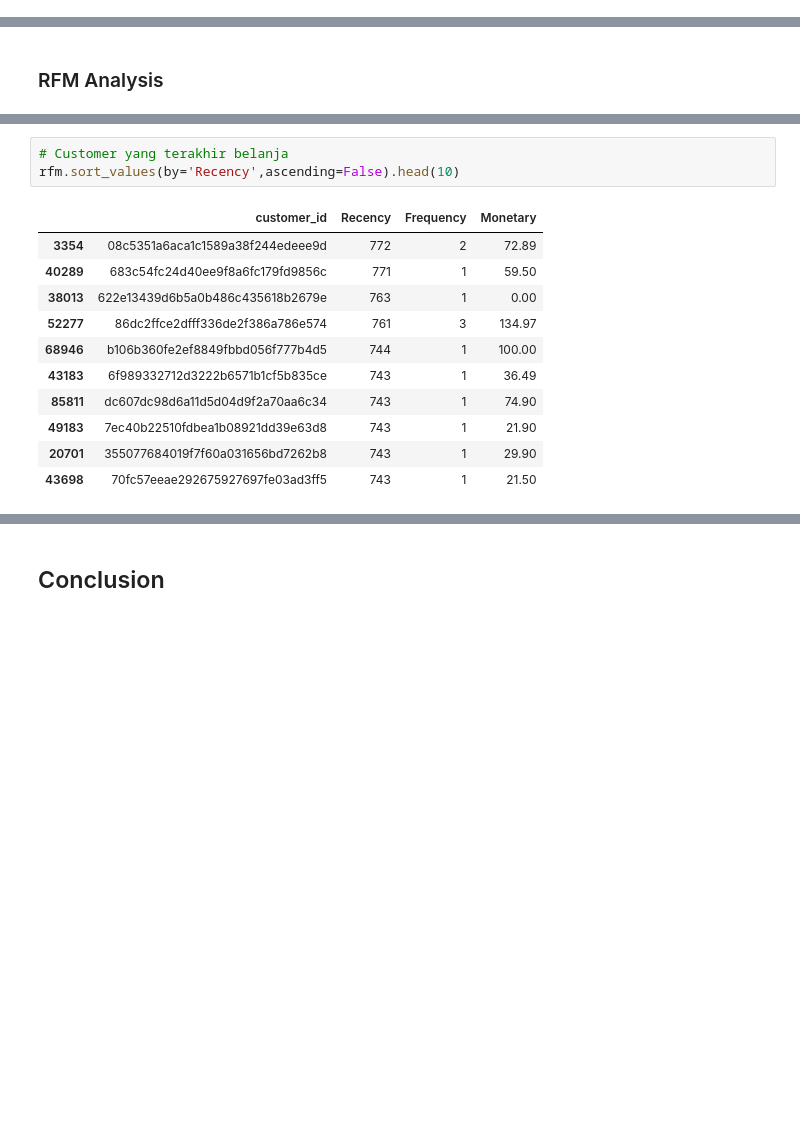
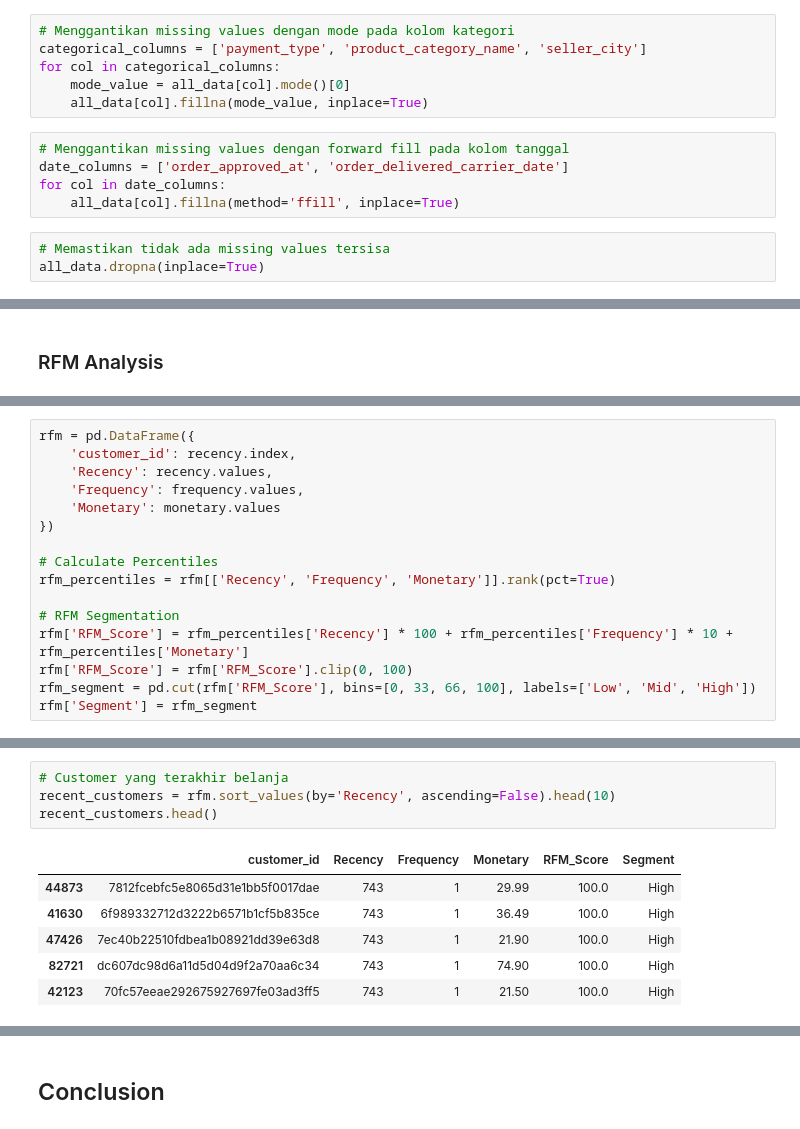
Before and after one commit to ReginaAyumi/analisis-data-project, a Jupyter notebook: proyek_akhir_data_analysis.ipynb, the cells around one changed output, grey strips where cells are left out. Drawn from its saved outputs; the diff is of its cells as text; blank space fills up the shorter version.

```diff
--- a/proyek_akhir_data_analysis.ipynb
+++ b/proyek_akhir_data_analysis.ipynb
@@ -861,0 +918,14 @@ memory usage: 30.9+ MB
+# %%
+# Menggantikan missing values dengan mode pada kolom kategori
+categorical_columns = ['payment_type', 'product_category_name', 'seller_city']
+for col in categorical_columns:
+    mode_value = all_data[col].mode()[0]
+    all_data[col].fillna(mode_value, inplace=True)
+# %%
+# Menggantikan missing values dengan forward fill pada kolom tanggal
+date_columns = ['order_approved_at', 'order_delivered_carrier_date']
+for col in date_columns:
+    all_data[col].fillna(method='ffill', inplace=True)
+# %%
+# Memastikan tidak ada missing values tersisa
+all_data.dropna(inplace=True)
@@ -1101,0 +1180,16 @@ rfm.sort_values(by='Recency',ascending=True)
+# %%
+rfm = pd.DataFrame({
+    'customer_id': recency.index,
+    'Recency': recency.values,
+    'Frequency': frequency.values,
+    'Monetary': monetary.values
+})
+
+# Calculate Percentiles
+rfm_percentiles = rfm[['Recency', 'Frequency', 'Monetary']].rank(pct=True)
+
+# RFM Segmentation
+rfm['RFM_Score'] = rfm_percentiles['Recency'] * 100 + rfm_percentiles['Frequency'] * 10 + rfm_percentiles['Monetary']
+rfm['RFM_Score'] = rfm['RFM_Score'].clip(0, 100)
+rfm_segment = pd.cut(rfm['RFM_Score'], bins=[0, 33, 66, 100], labels=['Low', 'Mid', 'High'])
+rfm['Segment'] = rfm_segment
@@ -1117,17 +1236,13 @@ rfm.sort_values(by='Monetary',ascending=False).head(10)
 # %%
 # Customer yang terakhir belanja
-rfm.sort_values(by='Recency',ascending=False).head(10)
+recent_customers = rfm.sort_values(by='Recency', ascending=False).head(10)
+recent_customers.head()
 # %% [output]
-|  | customer_id | Recency | Frequency | Monetary |
-| 3354 | 08c5351a6aca1c1589a38f244edeee9d | 772 | 2 | 72.89 |
-| 40289 | 683c54fc24d40ee9f8a6fc179fd9856c | 771 | 1 | 59.50 |
-| 38013 | 622e13439d6b5a0b486c435618b2679e | 763 | 1 | 0.00 |
-| 52277 | 86dc2ffce2dfff336de2f386a786e574 | 761 | 3 | 134.97 |
-| 68946 | b106b360fe2ef8849fbbd056f777b4d5 | 744 | 1 | 100.00 |
-| 43183 | 6f989332712d3222b6571b1cf5b835ce | 743 | 1 | 36.49 |
-| 85811 | dc607dc98d6a11d5d04d9f2a70aa6c34 | 743 | 1 | 74.90 |
-| 49183 | 7ec40b22510fdbea1b08921dd39e63d8 | 743 | 1 | 21.90 |
-| 20701 | 355077684019f7f60a031656bd7262b8 | 743 | 1 | 29.90 |
-| 43698 | 70fc57eeae292675927697fe03ad3ff5 | 743 | 1 | 21.50 |
+|  | customer_id | Recency | Frequency | Monetary | RFM_Score | Segment |
+| 44873 | 7812fcebfc5e8065d31e1bb5f0017dae | 743 | 1 | 29.99 | 100.0 | High |
+| 41630 | 6f989332712d3222b6571b1cf5b835ce | 743 | 1 | 36.49 | 100.0 | High |
+| 47426 | 7ec40b22510fdbea1b08921dd39e63d8 | 743 | 1 | 21.90 | 100.0 | High |
+| 82721 | dc607dc98d6a11d5d04d9f2a70aa6c34 | 743 | 1 | 74.90 | 100.0 | High |
+| 42123 | 70fc57eeae292675927697fe03ad3ff5 | 743 | 1 | 21.50 | 100.0 | High |
 # %%
 # Customer dengan pembelian terbanyak
```
Also changed, not shown: parts of 48 cells of this notebook.
